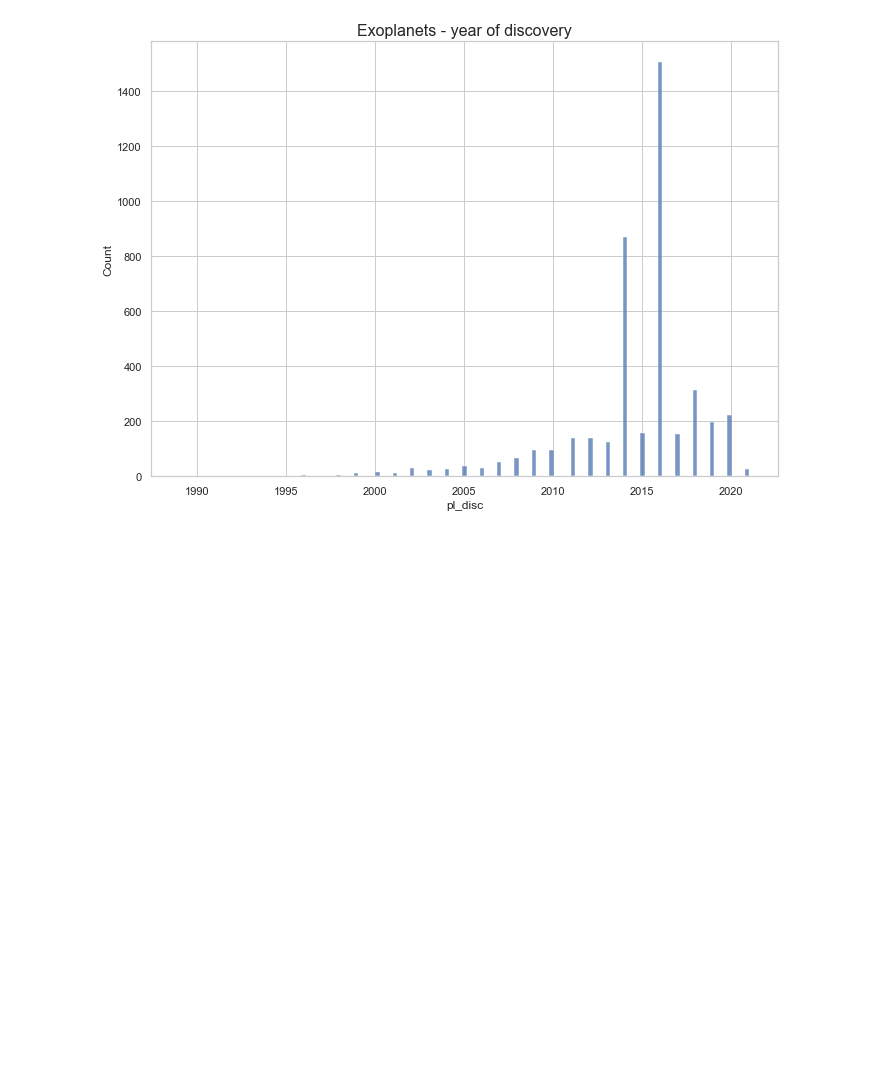
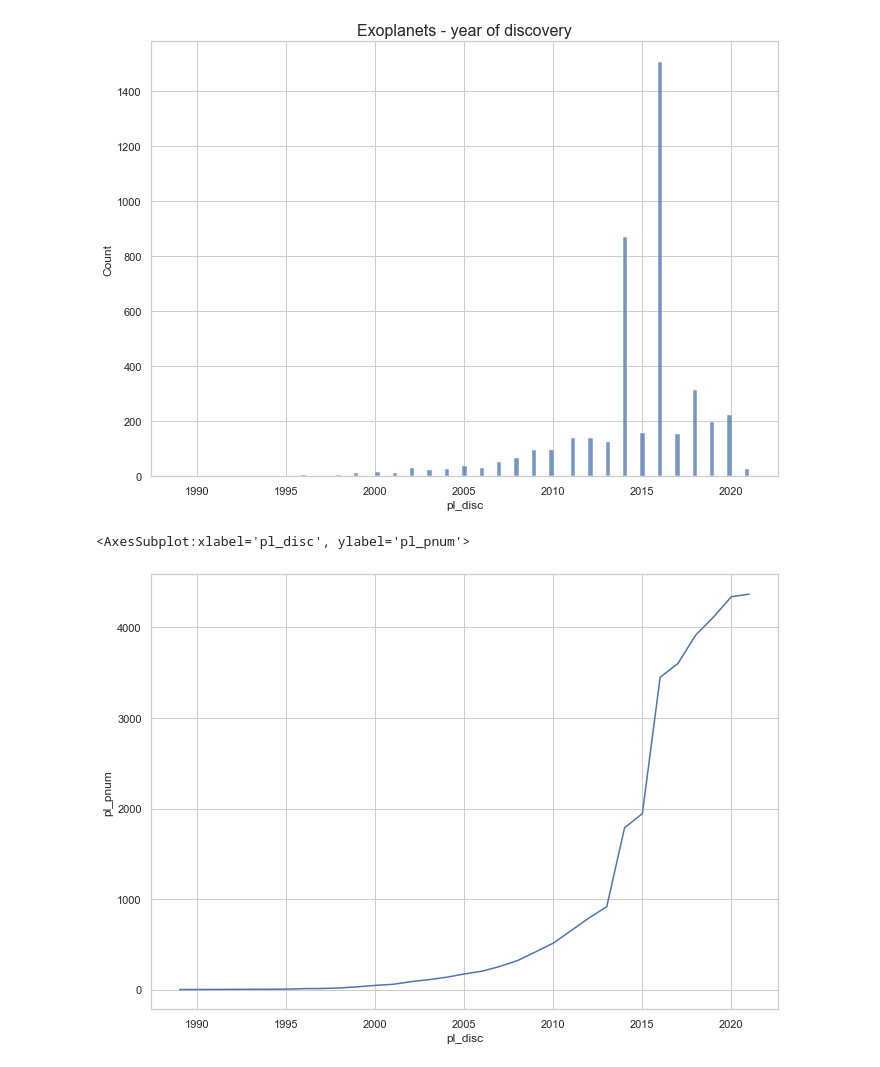
Before and after one commit to normannexo/Astronomy-Notebooks, a Jupyter notebook: exoplanets.ipynb, the cells around one changed output. Cells and saved outputs as stored; diff of their text form; code cells hidden in the pictures; blank space fills up the shorter version.

Commit message:
added discovery year cumsum

```diff
--- a/exoplanets.ipynb
+++ b/exoplanets.ipynb
@@ -71,3 +71,11 @@ ax = sns.histplot(df_planets['pl_disc'])
 _ = ax.set_title('Exoplanets - year of discovery', fontsize=16)
 # %% [output]
 [figure]
+# %%
+df_plot = df_planets.groupby('pl_disc').pl_pnum.count().cumsum()
+
+fig, axes = plt.subplots(figsize=(10,8))
+sns.lineplot(data=df_plot)
+# %% [output]
+<AxesSubplot:xlabel='pl_disc', ylabel='pl_pnum'>
+[figure, added]
```
